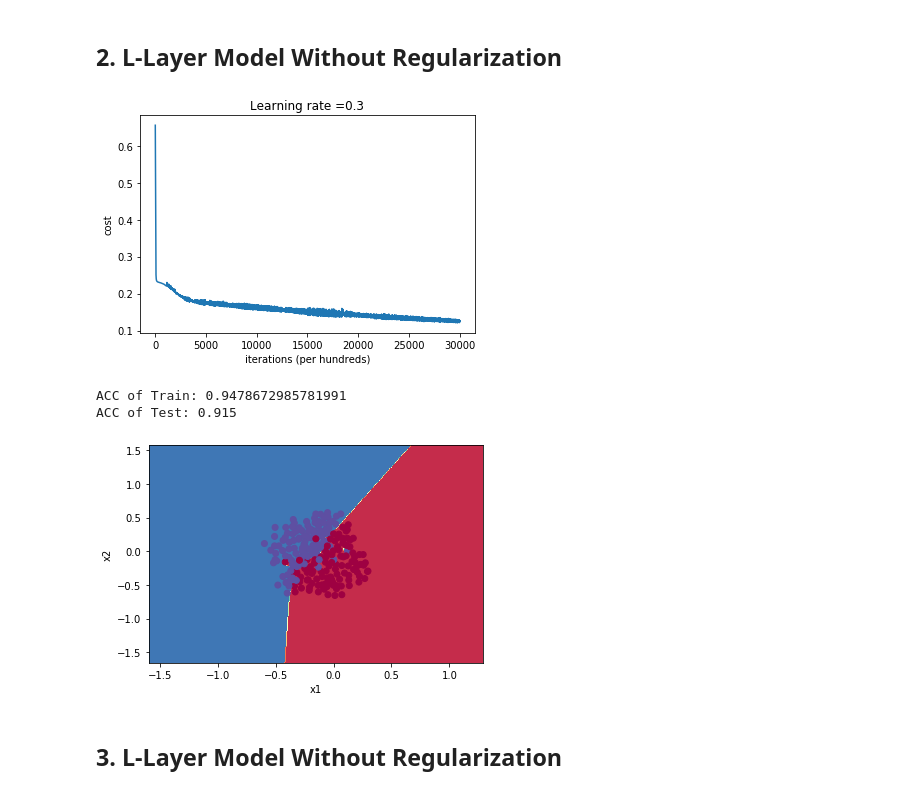
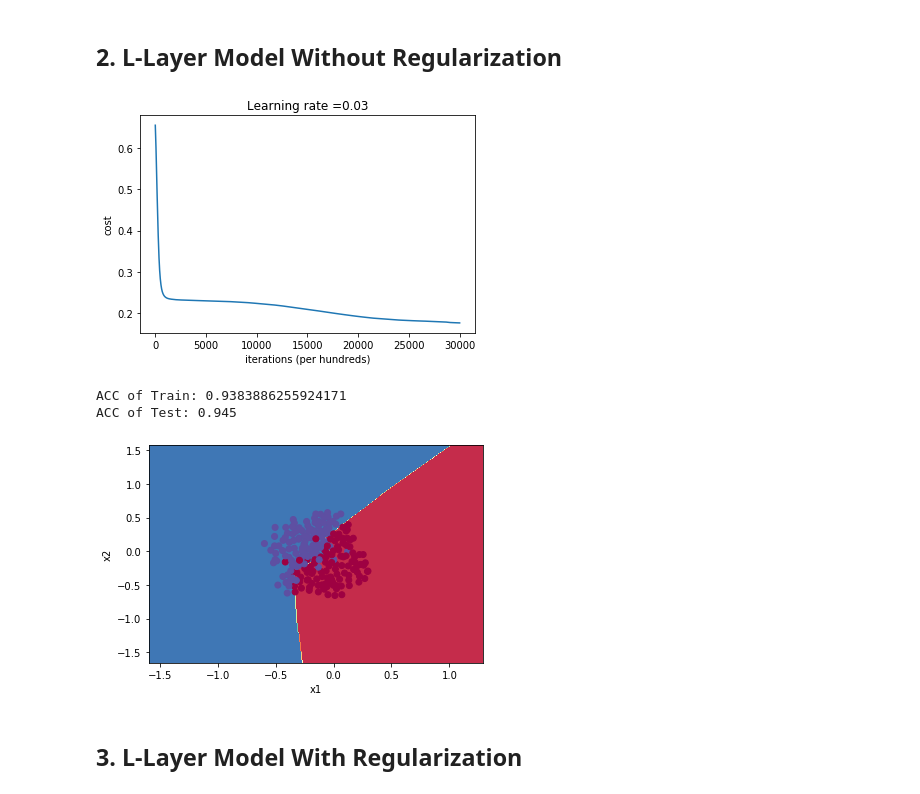
Before and after one commit to HamedBabaei/fun-deep-learning, a Jupyter notebook: Regularization/regularization.ipynb, the cells around one changed output. Saved outputs shown, nothing was run; the diff lists cells and outputs as text; code cells hidden in the pictures.

Commit message:
update regularization ipynb

```diff
--- a/Regularization/regularization.ipynb
+++ b/Regularization/regularization.ipynb
@@ -12,13 +12,13 @@ X_train, Y_train, X_test, Y_test = utils.load_2D_dataset(path='../dataset/2D-dat
 # %%
 from dnn import LLayerModel
 
 layers_dims = [X_train.shape[0], 20, 3, 1]
 
-model = LLayerModel(layers_dims, num_iterations = 30000, learning_rate = 0.3)
+model = LLayerModel(layers_dims, num_iterations = 30000, learning_rate = 0.03)
 
 model.fit(X_train, Y_train, verbose=False, plot_cost=True)
 # %% [output]
-[figure, old version]
+[figure, new version]
 # %%
 predicts = model.predict(X_train)
 
@@ -28,15 +28,15 @@ predicts = model.predict(X_test)
 
 print("ACC of Test:", np.mean((predicts == Y_test)))
 # %% [output]
-ACC of Train: 0.9478672985781991
-ACC of Test: 0.915
+ACC of Train: 0.9383886255924171
+ACC of Test: 0.945
 # %%
 func = lambda x: model.predict_dec(x.T)
 utils.plot_decision_boundary(func, X_train, Y_train[0])
 # %% [output]
-[figure, old version]
+[figure, new version]
 # %% [markdown]
-## 3. L-Layer Model Without Regularization
+## 3. L-Layer Model With Regularization
 # %%
 from dnn import LLayerModel
 
```
Also changed, not shown: parts of 5 cells of this notebook.
